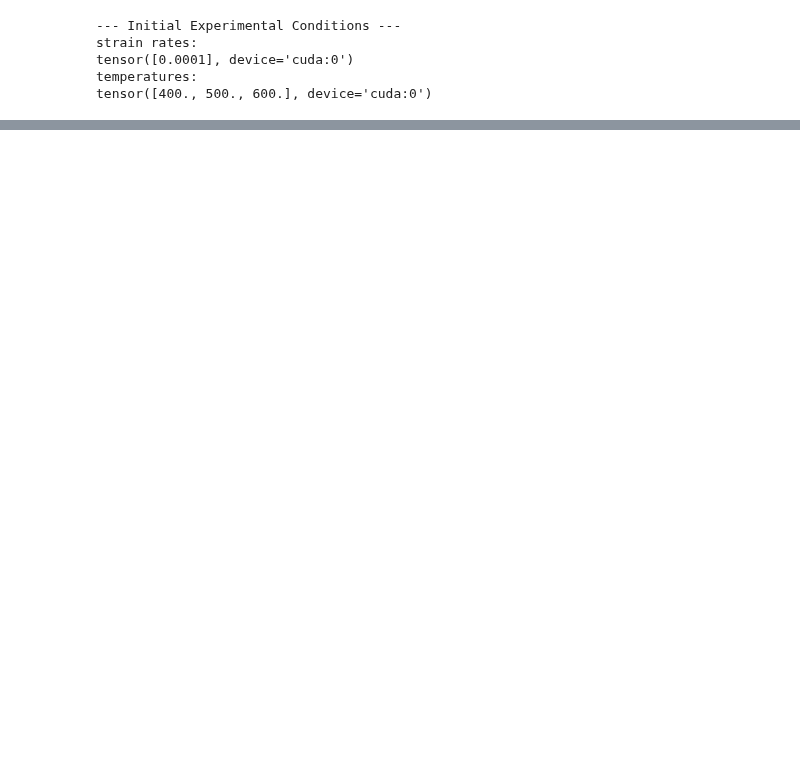
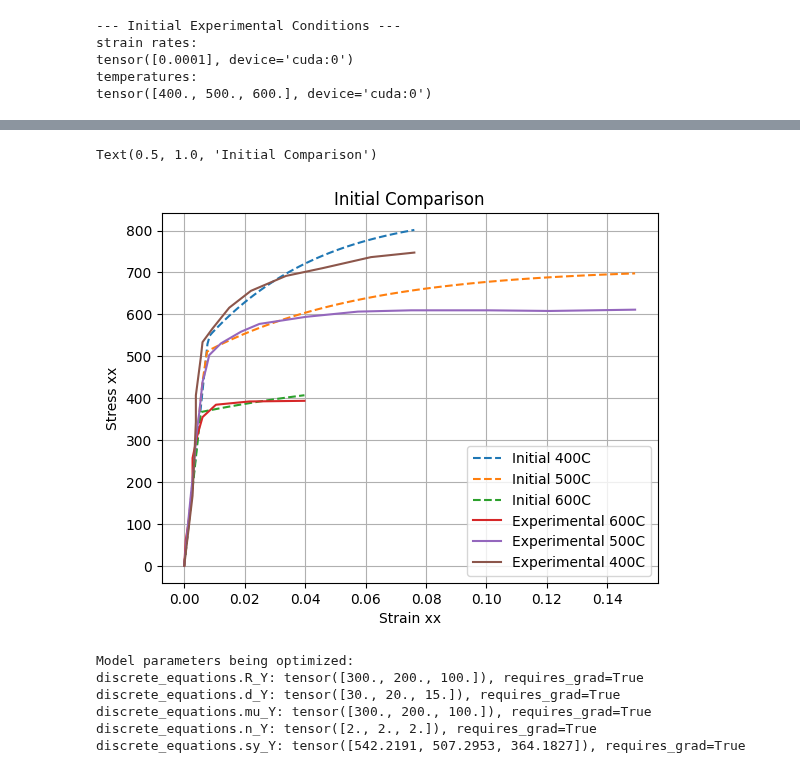
Before and after one commit to ColinMG2/neml2, a Jupyter notebook: cmg_projects/example.ipynb, the cells around one changed output, grey strips where cells are left out. Cells and saved outputs as stored; diff of their text form; code cells hidden in the pictures; blank space fills up the shorter version.

```diff
--- a/cmg_projects/example.ipynb
+++ b/cmg_projects/example.ipynb
@@ -181,8 +224,9 @@ class SolveStrain(torch.nn.Module):
         forces = self.discrete_equations.forces_asm.assemble_by_variable(
             {
                 "forces/t": time,
-                "forces/control": loading,
-                "forces/T": temperature
+                "forces/control": control,
+                "forces/T": temperature,
+                "forces/fixed_values": loading
             }
         ).torch()
         state0 = torch.zeros(
@@ -191,7 +235,16 @@ class SolveStrain(torch.nn.Module):
 
         result = nonlinear.solve_adjoint(solver, state0, len(forces), forces)
 
+        # Check if result is empty or invalid
+        if result is None or len(result) == 0:
+            raise RuntimeError("Solver returned empty result - integration failed")
+
         return result[...,0:1]
 # %%
-model = SolveStrain(neml2.pyzag.NEML2PyzagModel(nmodel, exclude_parameters = ["elasticity_E", "elasticity_nu"]))
+
+nchunk = 50
+nmodel = neml2.load_model("test_model2.i", "implicit_rate")
+nmodel.to(device = device)
+print(nmodel)
+model = SolveStrain(neml2.pyzag.NEML2PyzagModel(nmodel, exclude_parameters = ["E_X", "E_Y", "elasticity_nu", "R_X", "d_X", "sy_X", "mu_X", "n_X"]), nchunk=nchunk)
 # %% [output]
@@ -199,2 +372,4 @@ ValueError: Wrapped NEML2 model should have ['residual'] as (the only) output su
 # %%
-stress = model(time, temperature, loading)
+with torch.no_grad():
+    stress = model(time, temperature_tensor, loading)
+print(f"Stress tensor:\n{stress}\n{stress.shape}")
@@ -201,4 +394,28 @@ stress = model(time, temperature, loading)
 # %%
-plt.plot(strain[..., 0].detach().cpu(), stress[...,0].detach().cpu())
+for i, T in enumerate(temperatures):
+    t_label = str(int(T.item()))
+    plt.plot(loading[:, i, 0].detach().cpu(), stress[:, i, 0].detach().cpu(), '--',label=f"Initial {t_label}C")
+for temp_label in strain_data:
+    plt.plot(strain_data[temp_label].cpu().numpy(), stress_data[temp_label].cpu().numpy(), label=f"Experimental {temp_label}C")
 plt.xlabel("Strain xx")
 plt.ylabel("Stress xx")
+plt.legend()
+plt.grid()
+plt.title("Initial Comparison")
+# %% [output]
+Text(0.5, 1.0, 'Initial Comparison')
+[figure, added]
+# %%
+# Store initial parameters before training
+initial_params = {}
+print("Model parameters being optimized:")
+for n, p in model.named_parameters():
+    initial_params[n] = p.data.clone().cpu()
+    print(f"{n}: {initial_params[n]}, requires_grad={p.requires_grad}")
+# %% [output]
+Model parameters being optimized:
+discrete_equations.R_Y: tensor([300., 200., 100.]), requires_grad=True
+discrete_equations.d_Y: tensor([30., 20., 15.]), requires_grad=True
+discrete_equations.mu_Y: tensor([300., 200., 100.]), requires_grad=True
+discrete_equations.n_Y: tensor([2., 2., 2.]), requires_grad=True
+discrete_equations.sy_Y: tensor([542.2191, 507.2953, 364.1827]), requires_grad=True
```
Also changed, not shown: parts of 14 cells of this notebook, 13 other files.
